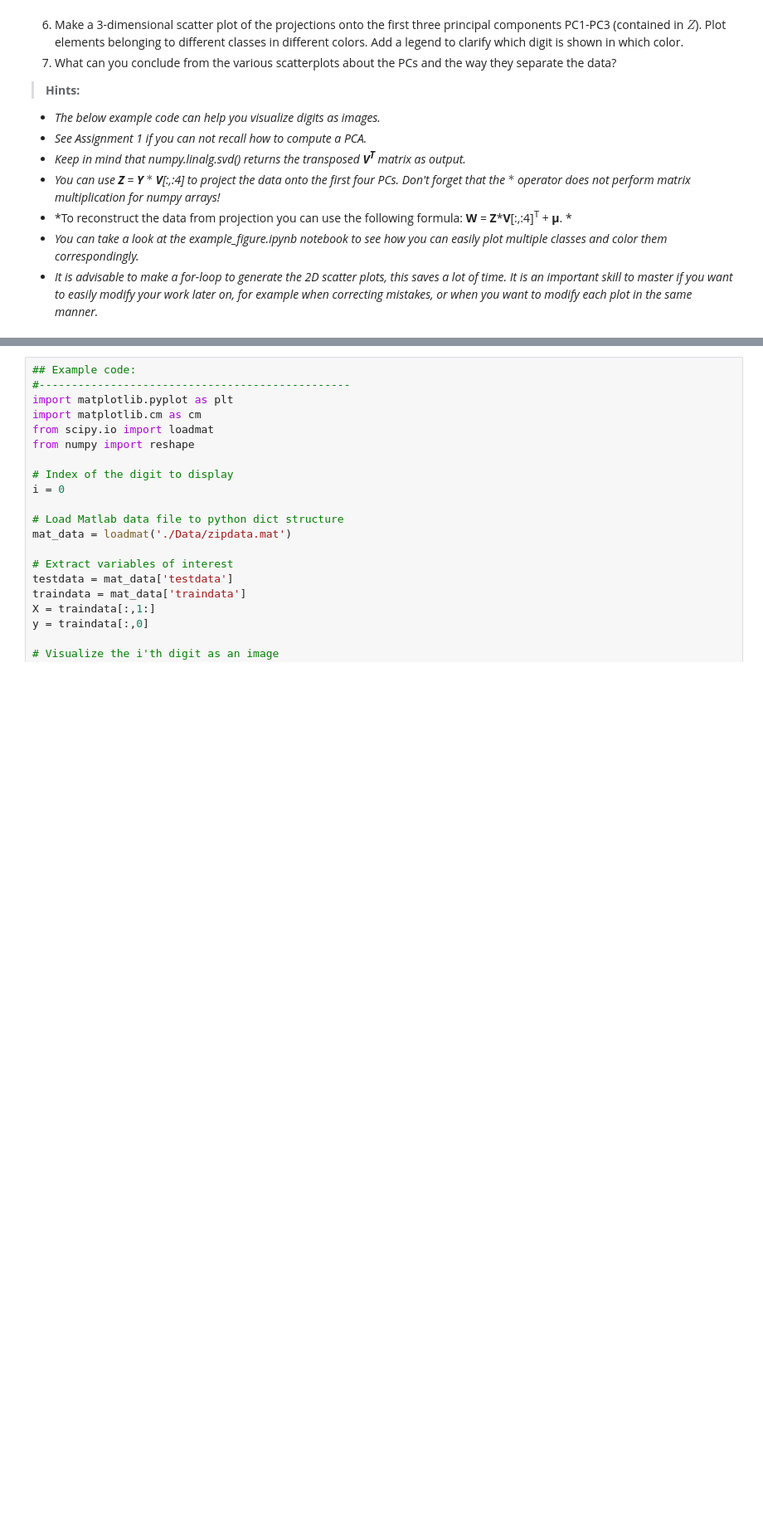
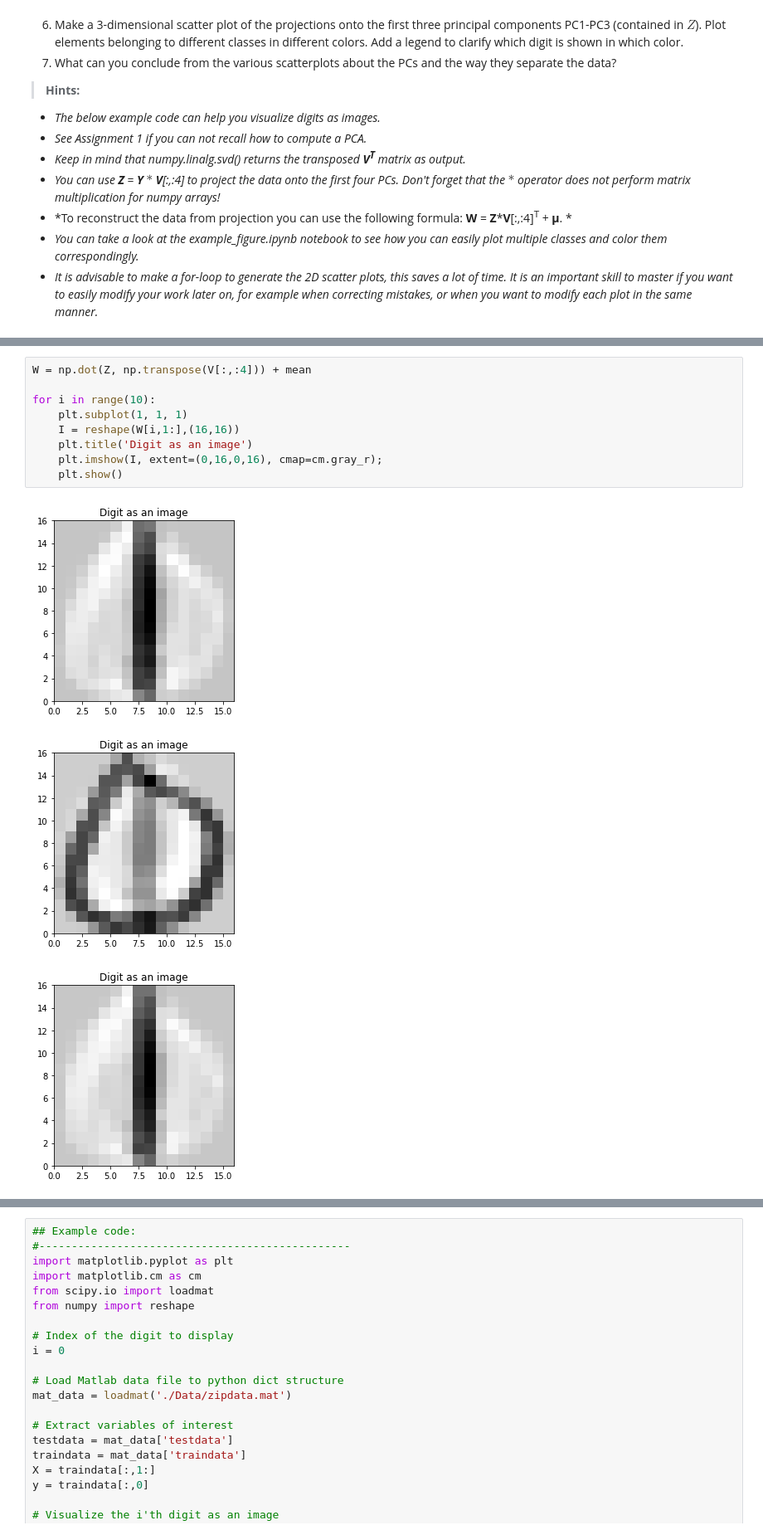
Before and after one commit to LennartPNL/DataMiningAssignments, a Jupyter notebook: Assignment_2/Assignment_2.ipynb, the cells around one changed output, grey strips where cells are left out. Shown: that part at 83% size. Drawn from its saved outputs; the diff is of its cells as text; blank space fills up the shorter version.

```diff
--- a/Assignment_2/Assignment_2.ipynb
+++ b/Assignment_2/Assignment_2.ipynb
@@ -237,0 +307,13 @@ Next, compute the principal components (PCA) of the data matrix. Now, using the
+# %%
+W = np.dot(Z, np.transpose(V[:,:4])) + mean
+
+for i in range(10):
+    plt.subplot(1, 1, 1)
+    I = reshape(W[i,1:],(16,16))
+    plt.title('Digit as an image')
+    plt.imshow(I, extent=(0,16,0,16), cmap=cm.gray_r);
+    plt.show()
+# %% [output]
+[figure, added]
+[figure, added]
+[figure, added]
```
Also changed, not shown: parts of 7 cells of this notebook.
